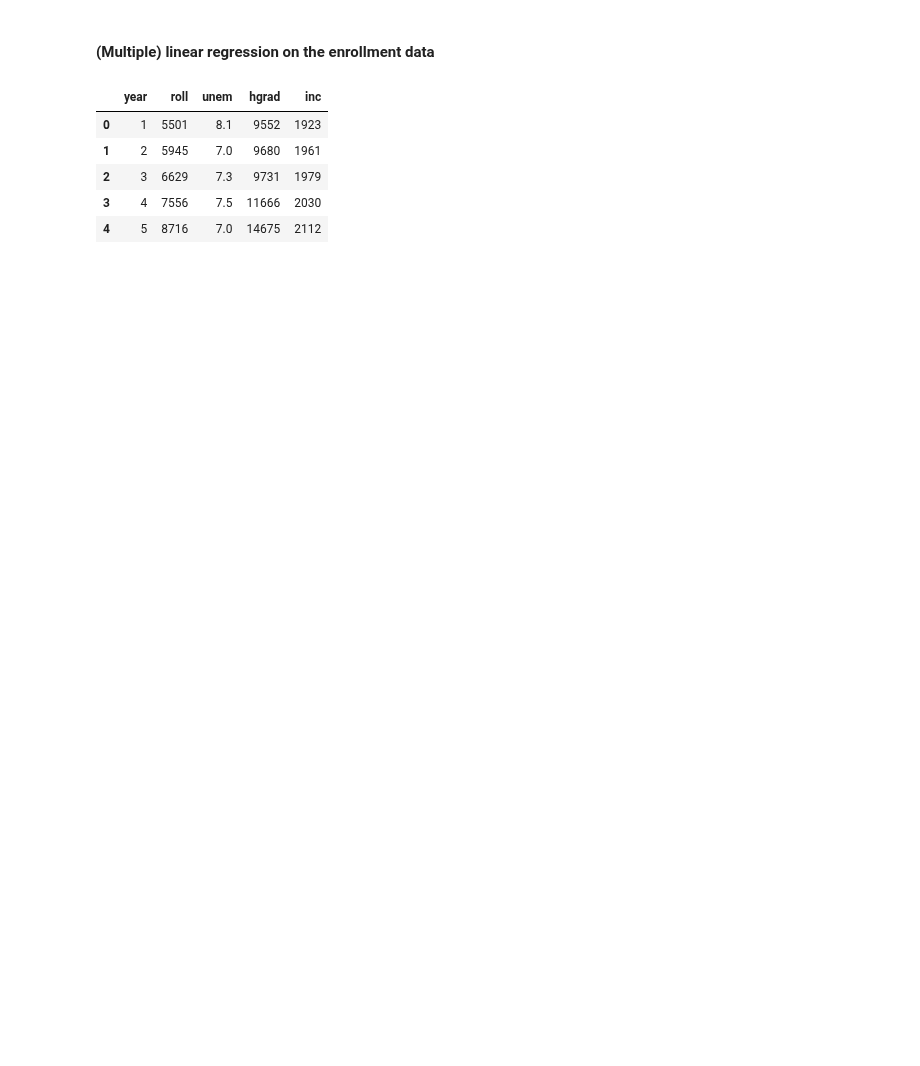
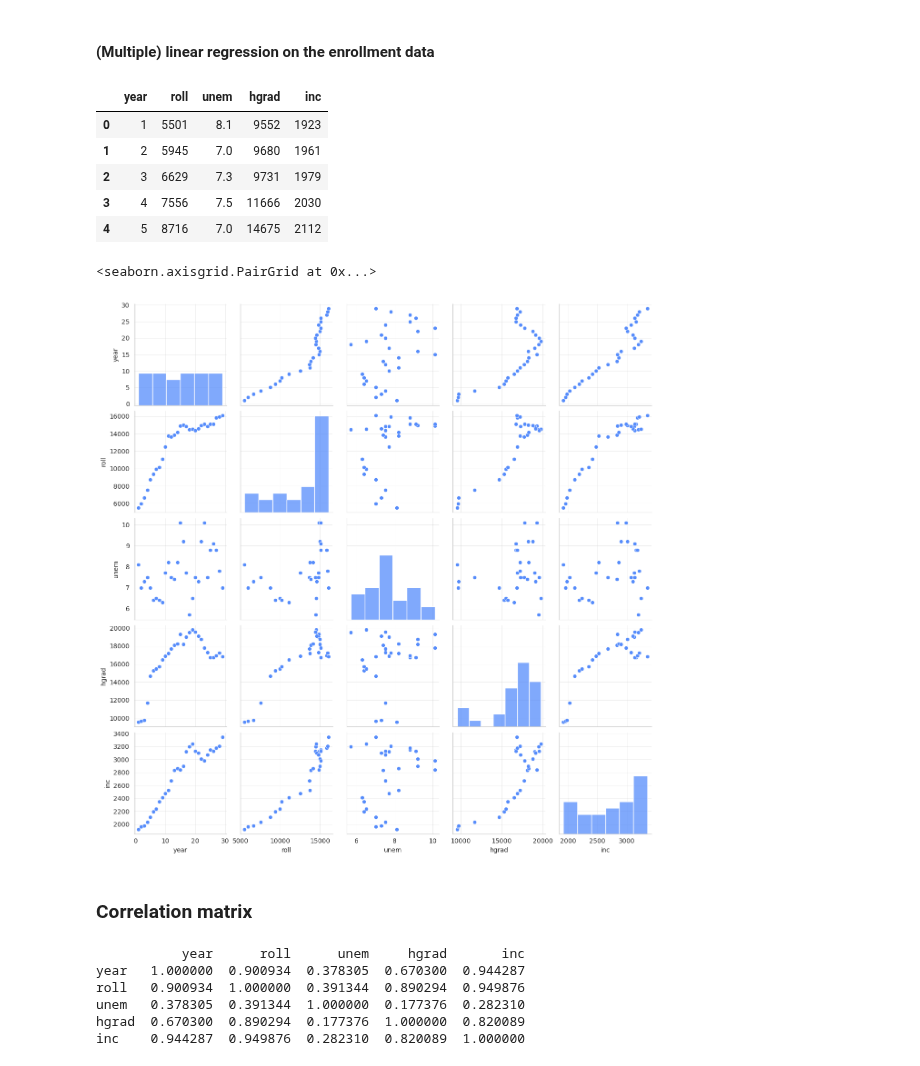
Before and after one commit to MaryWagura/python_for_data_science_machine_learning_part2, a Jupyter notebook: notebooks/02_02__b.ipynb, the cells around one changed output. Drawn from its saved outputs; the diff is of its cells as text; code cells hidden in the pictures; blank space fills up the shorter version.

```diff
--- a/notebooks/02_02__b.ipynb
+++ b/notebooks/02_02__b.ipynb
@@ -54,3 +54,19 @@ enroll.head()
 | 2 | 3 | 6629 | 7.3 | 9731 | 1979 |
 | 3 | 4 | 7556 | 7.5 | 11666 | 2030 |
 | 4 | 5 | 8716 | 7.0 | 14675 | 2112 |
+# %%
+sns.pairplot(enroll)
+# %% [output]
+<seaborn.axisgrid.PairGrid at 0x...>
+[figure, added]
+# %% [markdown]
+### Correlation matrix
+# %%
+print(enroll.corr())
+# %% [output]
+           year      roll      unem     hgrad       inc
+year   1.000000  0.900934  0.378305  0.670300  0.944287
+roll   0.900934  1.000000  0.391344  0.890294  0.949876
+unem   0.378305  0.391344  1.000000  0.177376  0.282310
+hgrad  0.670300  0.890294  0.177376  1.000000  0.820089
+inc    0.944287  0.949876  0.282310  0.820089  1.000000
```
